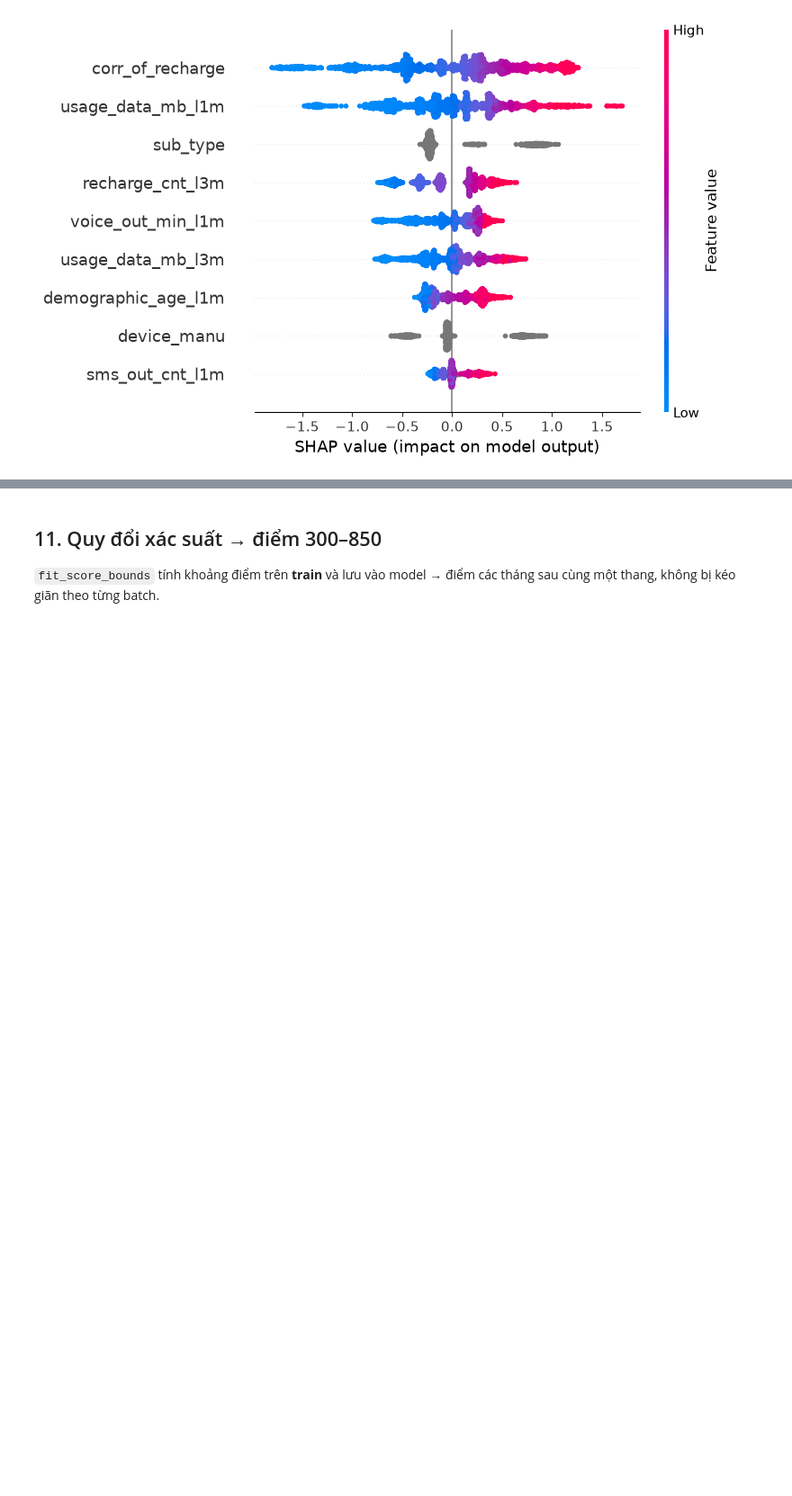
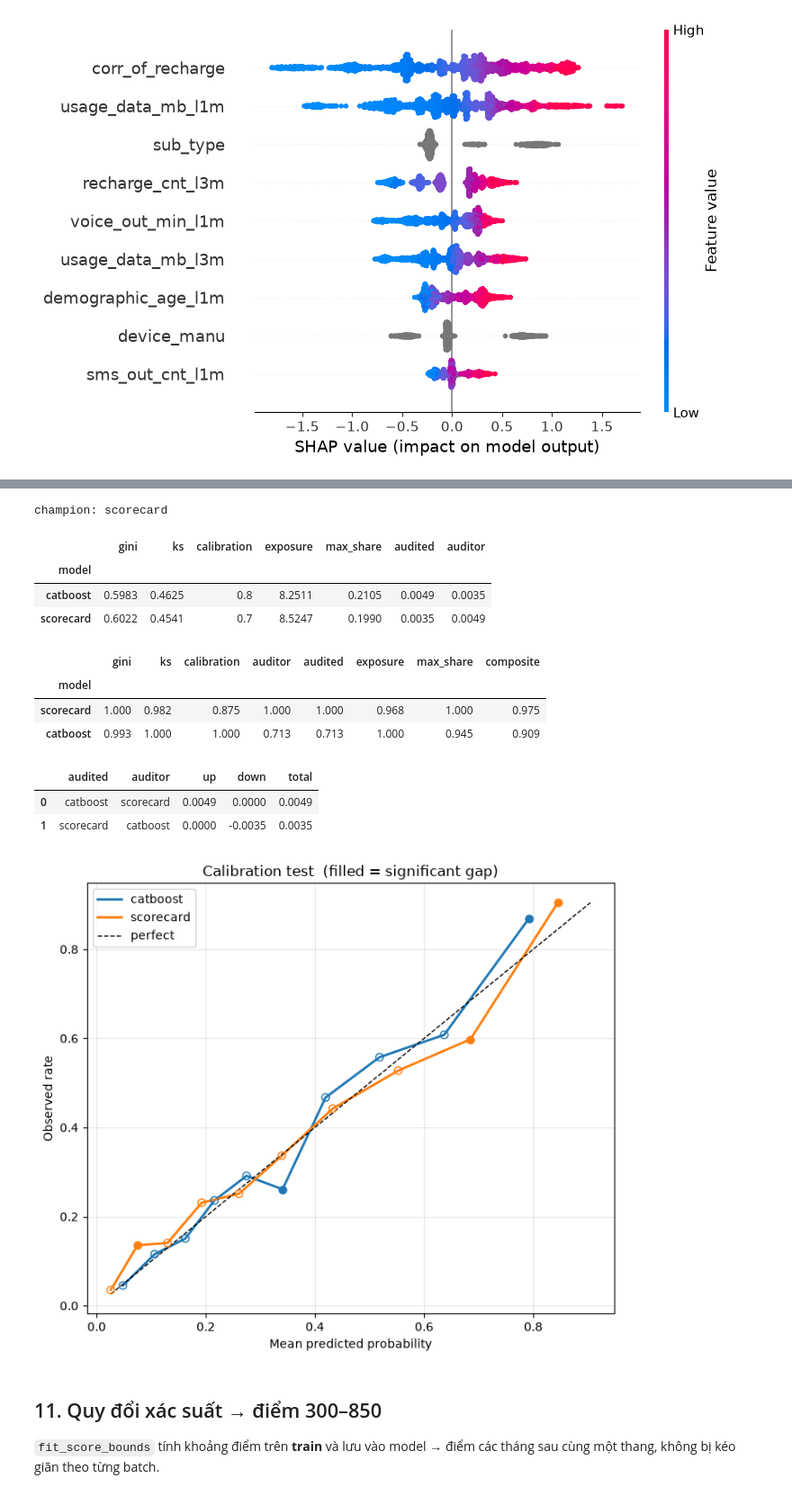
Before and after one commit to huyphan5677/train_model_standard, a Jupyter notebook: notebooks/01_train.ipynb, the cells around one changed output, grey strips where cells are left out. Shown at 90% size. Drawn from its saved outputs; the diff is of its cells as text; code cells hidden in the pictures; blank space fills up the shorter version.

```diff
--- a/notebooks/01_train.ipynb
+++ b/notebooks/01_train.ipynb
@@ -334,0 +431,11 @@ plot_shap_summary(model, X_test.sample(min(2000, len(X_test)), random_state=0),
+# %%
+import numpy as np
+
+from train_model.evaluation import auc_gini, compare_models
+from train_model.modeling import LogisticScorecard
+
+card = LogisticScorecard(features=final_features, cat_cols=cat_final, target_label=cfg.scoring["target_label"])
+card.fit(train, train[TARGET])
+proba_card = card.predict_proba(test)[:, 1]
+print(f"Scorecard gini test = {auc_gini(test[TARGET], proba_card)['gini']:.4f}")
+display(card.points_table().round(3))
@@ -335,3 +457,29 @@ plot_shap_summary(model, X_test.sample(min(2000, len(X_test)), random_state=0),
+# %%
+woe_test = card.woe_.transform(test[card.features_]).astype(float)
+importances = {
+    "catboost": shap_imp.set_index("feature")["mean_abs_shap"],
+    "scorecard": (card.coef_.abs() * woe_test.std()).rename("importance"),
+}
+cmp = compare_models(test[TARGET], {"catboost": proba["test"], "scorecard": proba_card}, importances=importances)
+print("champion:", cmp.champion)
+display(cmp.metrics.round(4))
+display(cmp.scaled.round(3))
+display(cmp.audit.pairs.round(4))
+plot_calibration({"catboost": (test[TARGET], proba["test"]), "scorecard": (test[TARGET], proba_card)}, title="Calibration test");
+# %% [output]
+champion: scorecard
+|  | gini | ks | calibration | exposure | max_share | audited | auditor |
+| model |  |  |  |  |  |  |  |
+| catboost | 0.5983 | 0.4625 | 0.8 | 8.2511 | 0.2105 | 0.0049 | 0.0035 |
+| scorecard | 0.6022 | 0.4541 | 0.7 | 8.5247 | 0.1990 | 0.0035 | 0.0049 |
+|  | gini | ks | calibration | auditor | audited | exposure | max_share | composite |
+| model |  |  |  |  |  |  |  |  |
+| scorecard | 1.000 | 0.982 | 0.875 | 1.000 | 1.000 | 0.968 | 1.000 | 0.975 |
+| catboost | 0.993 | 1.000 | 1.000 | 0.713 | 0.713 | 1.000 | 0.945 | 0.909 |
+|  | audited | auditor | up | down | total |
+| 0 | catboost | scorecard | 0.0049 | 0.0000 | 0.0049 |
+| 1 | scorecard | catboost | 0.0000 | -0.0035 | 0.0035 |
+[figure, added]
 # %% [markdown]
 ## 11. Quy đổi xác suất → điểm 300–850
 
```
Also changed, not shown: parts of 10 cells of this notebook, 1 other file.
